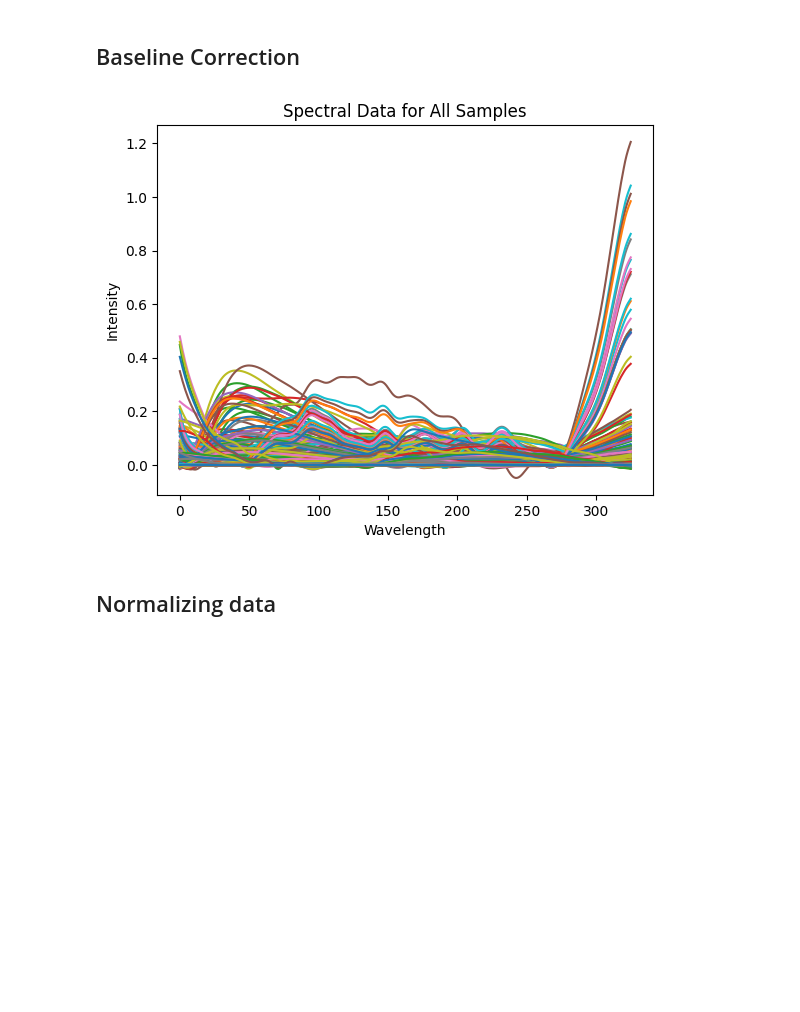
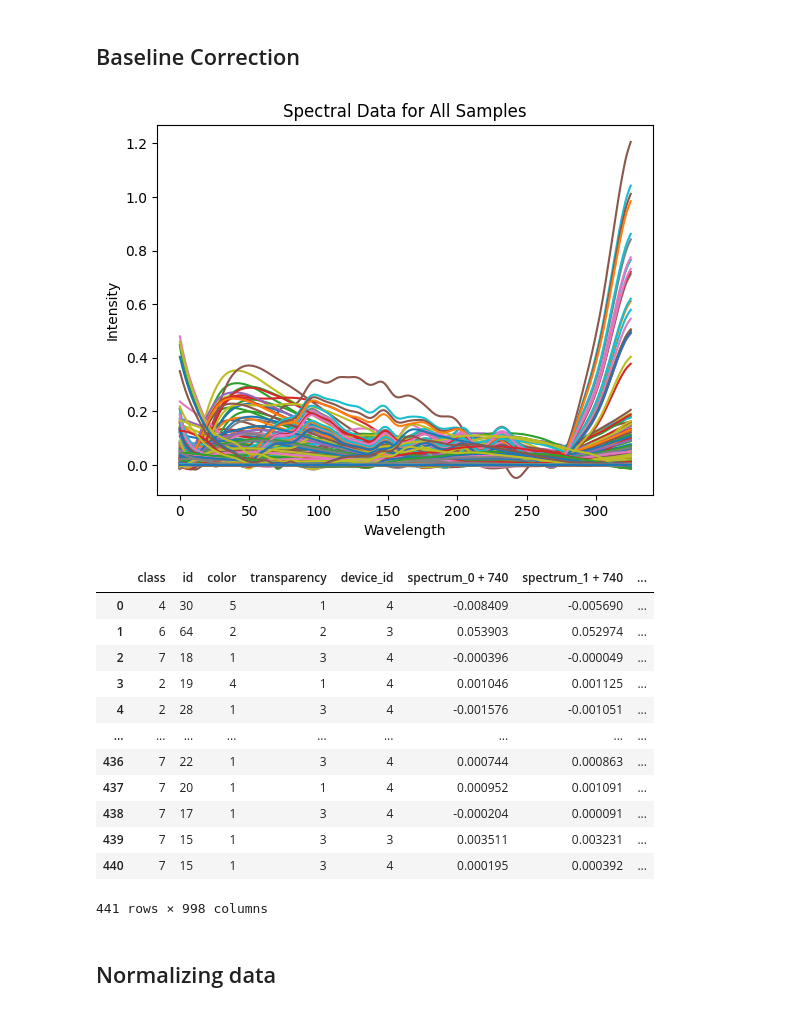
Before and after one commit to AkkuRam/df-project, a Jupyter notebook: data_cleaning.ipynb, the cells around one changed output. Drawn from its saved outputs; the diff is of its cells as text; code cells hidden in the pictures; blank space fills up the shorter version.

```diff
--- a/data_cleaning.ipynb
+++ b/data_cleaning.ipynb
@@ -20,5 +20,5 @@ plt.show()
 # %%
-pd.set_option('future.no_silent_downcasting', True)
+# pd.set_option('future.no_silent_downcasting', True)
 map = {
     'transparency': {'o': 1, 't': 2, 's': 3},
     'color': {'white': 1, 'none': 2, 'blue': 3,
@@ -78,9 +83,23 @@ plot_signal(train_data.iloc[:, 5:331])
 # %%
 train_data.iloc[:, 5:331] = pd.DataFrame(np.array([row - baseline(row, deg=2) for i, row in train_data.iloc[:, 5:331].iterrows()]))
 test_data.iloc[:, 5:331] = pd.DataFrame(np.array([row - baseline(row, deg=2) for i, row in test_data.iloc[:, 5:331].iterrows()]))
-plot_signal(train_data.iloc[:, 5:331])
+plot_signal(train_data.iloc [:, 5:331])
+train_data
 # %% [output]
 [figure]
+|  | class | id | color | transparency | device_id | spectrum_0 + 740 | spectrum_1 + 740 | ... |
+| 0 | 4 | 30 | 5 | 1 | 4 | -0.008409 | -0.005690 | ... |
+| 1 | 6 | 64 | 2 | 2 | 3 | 0.053903 | 0.052974 | ... |
+| 2 | 7 | 18 | 1 | 3 | 4 | -0.000396 | -0.000049 | ... |
+| 3 | 2 | 19 | 4 | 1 | 4 | 0.001046 | 0.001125 | ... |
+| 4 | 2 | 28 | 1 | 3 | 4 | -0.001576 | -0.001051 | ... |
+| ... | ... | ... | ... | ... | ... | ... | ... | ... |
+| 436 | 7 | 22 | 1 | 3 | 4 | 0.000744 | 0.000863 | ... |
+| 437 | 7 | 20 | 1 | 1 | 4 | 0.000952 | 0.001091 | ... |
+| 438 | 7 | 17 | 1 | 3 | 4 | -0.000204 | 0.000091 | ... |
+| 439 | 7 | 15 | 1 | 3 | 3 | 0.003511 | 0.003231 | ... |
+| 440 | 7 | 15 | 1 | 3 | 4 | 0.000195 | 0.000392 | ... |
+441 rows × 998 columns
 # %% [markdown]
 ## Normalizing data
 # %%
```
Also changed, not shown: parts of 8 cells of this notebook.
